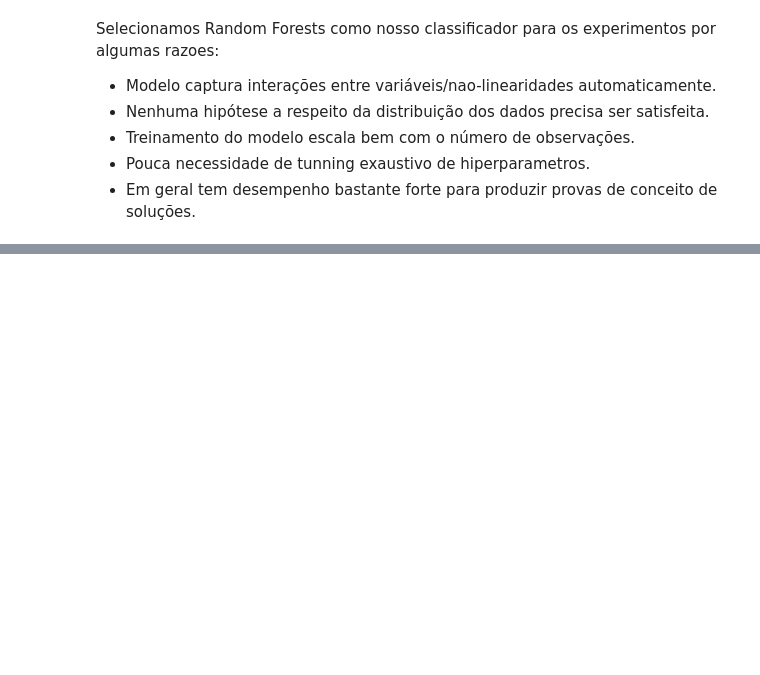
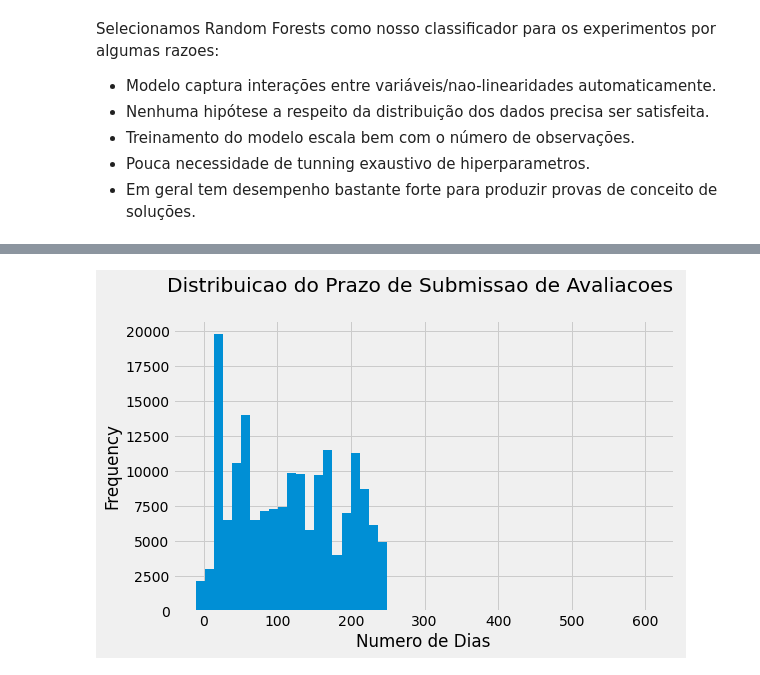
Before and after one commit to Schots/OULAD-Trybe, a Jupyter notebook: Trybe-Oulad-Experimentos.ipynb, the cells around one changed output, grey strips where cells are left out. Drawn from its saved outputs; the diff is of its cells as text; code cells hidden in the pictures; blank space fills up the shorter version.

```diff
--- a/Trybe-Oulad-Experimentos.ipynb
+++ b/Trybe-Oulad-Experimentos.ipynb
@@ -397,0 +516,6 @@ a respeito do alvo para fazer suas predições.
+# %%
+ax = student_assessment['date_submitted'].plot(kind = 'hist',bins = 50)
+_= ax.set_title("Distribuicao do Prazo de Submissao de Avaliacoes \n")
+_= ax.set_xlabel("Numero de Dias")
+# %% [output]
+[figure, added]
```
Also changed, not shown: parts of 94 cells of this notebook.
